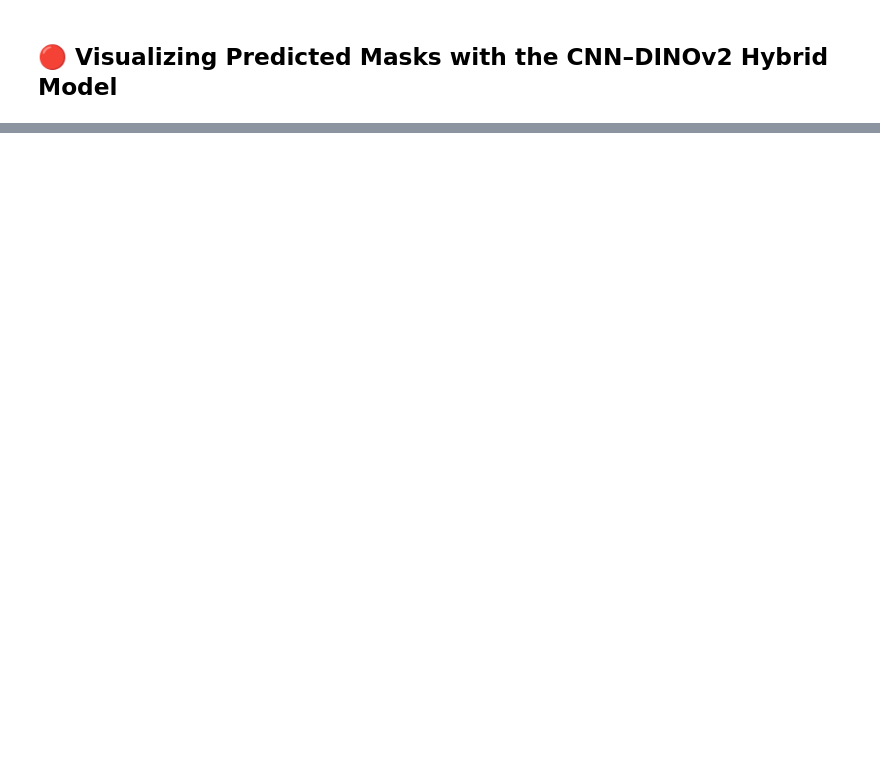
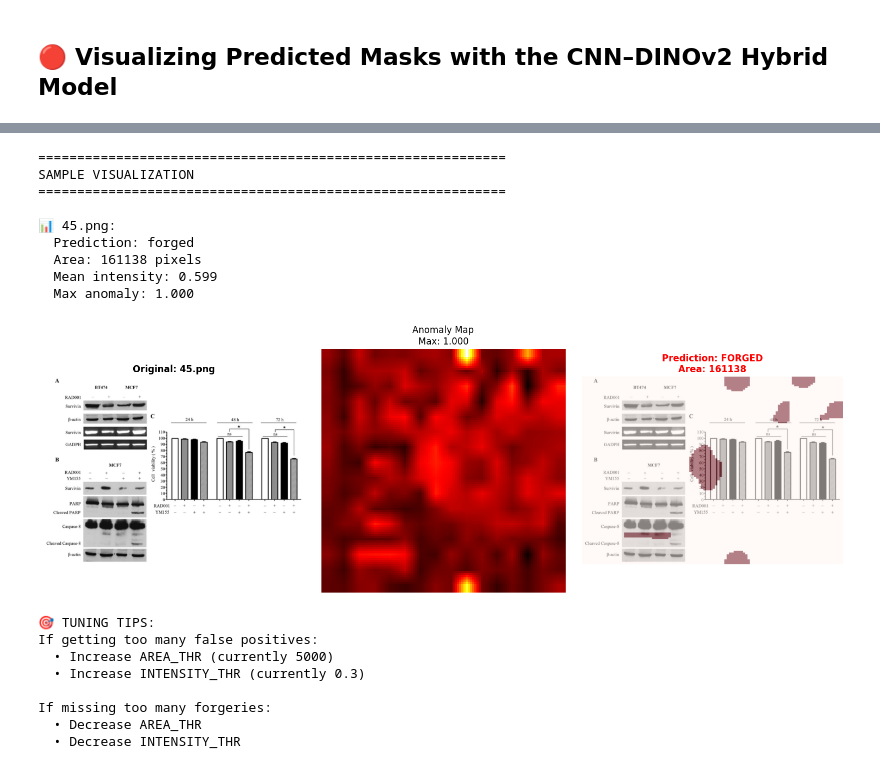
Before and after one commit to AbhiGodara/kaggle-competitions, a Jupyter notebook: Recod.ai/LUC - Scientific Image Forgery Detection/scientific-image-detection-cnn-score-0-325.ipynb, the cells around one changed output, grey strips where cells are left out. Saved outputs shown, nothing was run; the diff lists cells and outputs as text; code cells hidden in the pictures; blank space fills up the shorter version.

Commit message:
Kaggle Notebook | Scientific image detection  | CNN | score[0.325] | Version 6

```diff
--- a/Recod.ai/LUC - Scientific Image Forgery Detection/scientific-image-detection-cnn-score-0-325.ipynb
+++ b/Recod.ai/LUC - Scientific Image Forgery Detection/scientific-image-detection-cnn-score-0-325.ipynb
@@ -626,0 +347,75 @@ plt.show()
+# %%
+# ====== CELL 3: VISUALIZATION ======
+print("\n" + "="*60)
+print("SAMPLE VISUALIZATION")
+print("="*60)
+
+# Show some test examples
+sample_files = sorted(os.listdir(TEST_DIR))[:3]
+
+for f in sample_files:
+    pil = Image.open(Path(TEST_DIR)/f).convert("RGB")
+    label, mask, stats = pipeline_simple(pil)
+
+    if mask is None:
+        mask = np.zeros(pil.size[::-1], np.uint8)
+
+    print(f"\n📊 {f}:")
+    print(f"  Prediction: {label}")
+    print(f"  Area: {stats['area']} pixels")
+    print(f"  Mean intensity: {stats['mean_intensity']:.3f}")
+    print(f"  Max anomaly: {stats['max_anomaly']:.3f}")
+
+    # Create visualization
+    fig, axes = plt.subplots(1, 3, figsize=(15, 5))
+
+    # Original image
+    axes[0].imshow(pil)
+    axes[0].set_title(f"Original: {f}", fontsize=12, weight='bold')
+    axes[0].axis('off')
+
+    # Anomaly map (we need to recompute)
+    features = extract_dino_features(pil)
+    anomaly_map = compute_anomaly_map(features)
+    axes[1].imshow(anomaly_map, cmap='hot')
+    axes[1].set_title(f"Anomaly Map\nMax: {stats['max_anomaly']:.3f}", fontsize=12)
+    axes[1].axis('off')
+
+    # Mask overlay
+    axes[2].imshow(pil)
+    if mask.sum() > 0:
+        axes[2].imshow(mask, alpha=0.5, cmap='Reds')
+    axes[2].set_title(f"Prediction: {label.upper()}\nArea: {stats['area']}",
+                     fontsize=12, weight='bold',
+                     color='red' if label == 'forged' else 'green')
+    axes[2].axis('off')
+
+    plt.tight_layout()
+    plt.show()
+
+print("\n🎯 TUNING TIPS:")
+print("If getting too many false positives:")
+print("  • Increase AREA_THR (currently {})".format(AREA_THR))
+print("  • Increase INTENSITY_THR (currently {})".format(INTENSITY_THR))
+print("\nIf missing too many forgeries:")
+print("  • Decrease AREA_THR")
+print("  • Decrease INTENSITY_THR")
+# %% [output]
+============================================================
+SAMPLE VISUALIZATION
+============================================================
+
+📊 45.png:
+  Prediction: forged
+  Area: 161138 pixels
+  Mean intensity: 0.599
+  Max anomaly: 1.000
+[figure, added]
+🎯 TUNING TIPS:
+If getting too many false positives:
+  • Increase AREA_THR (currently 5000)
+  • Increase INTENSITY_THR (currently 0.3)
+
+If missing too many forgeries:
+  • Decrease AREA_THR
+  • Decrease INTENSITY_THR
```
Also changed, not shown: parts of 6 cells of this notebook.
